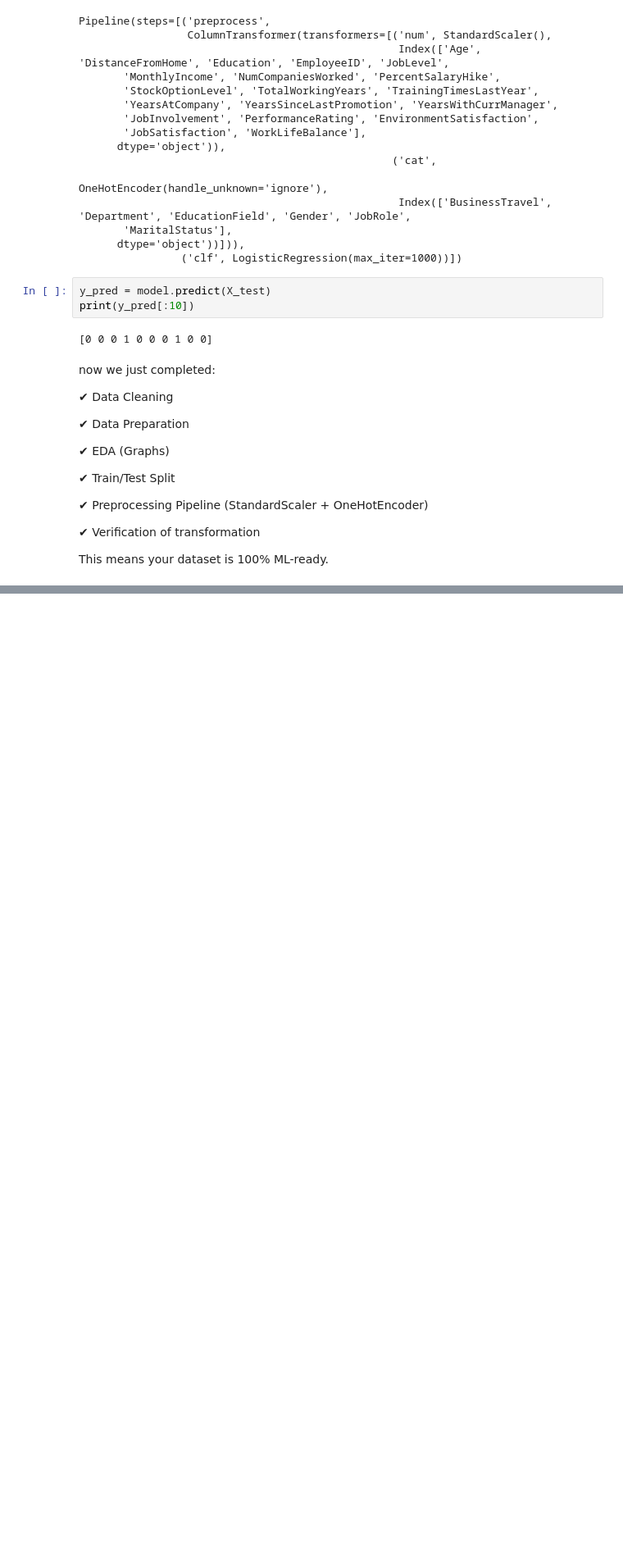
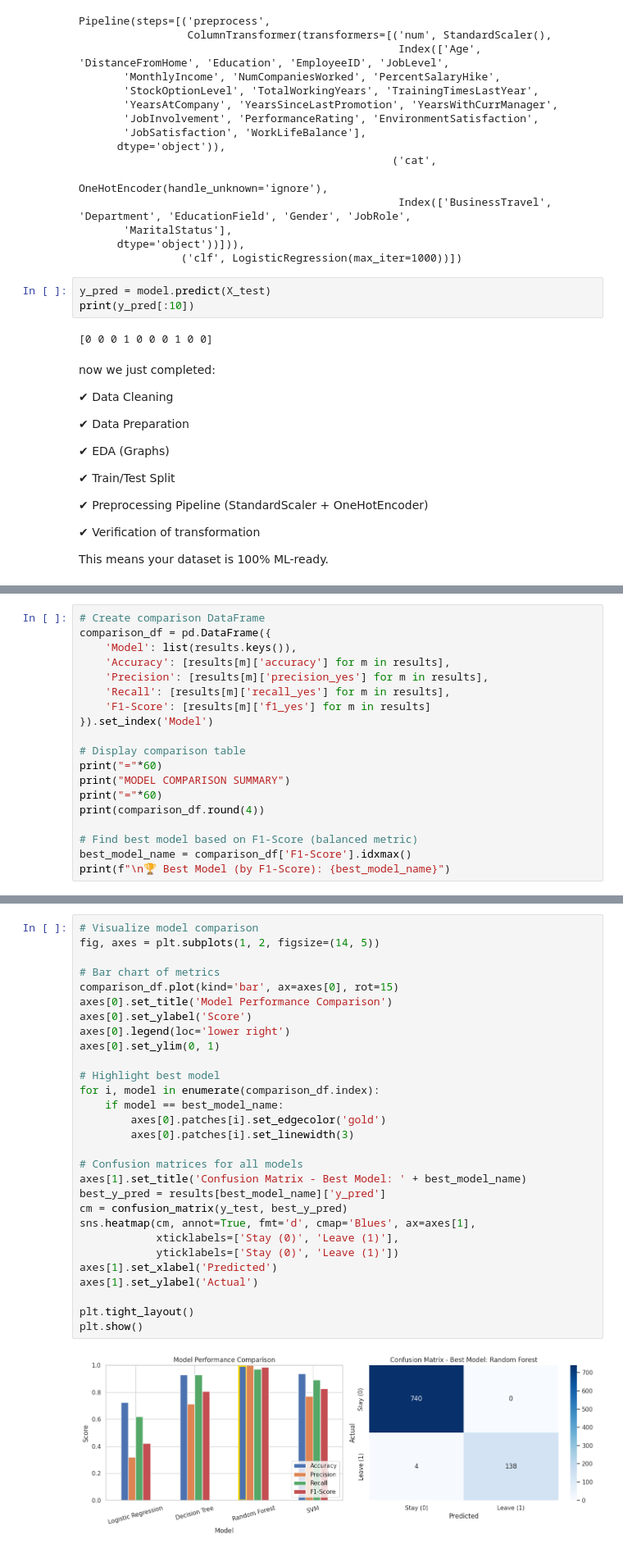
Before and after one commit to yanou16/ai_model, a Jupyter notebook: data_cleaning.ipynb, the cells around one changed output, grey strips where cells are left out. Shown at 82% size. Cells and saved outputs as stored; diff of their text form; blank space fills up the shorter version.

```diff
--- a/data_cleaning.ipynb
+++ b/data_cleaning.ipynb
@@ -429,0 +583,19 @@ now we just completed:
+# %%
+# Create comparison DataFrame
+comparison_df = pd.DataFrame({
+    'Model': list(results.keys()),
+    'Accuracy': [results[m]['accuracy'] for m in results],
+    'Precision': [results[m]['precision_yes'] for m in results],
+    'Recall': [results[m]['recall_yes'] for m in results],
+    'F1-Score': [results[m]['f1_yes'] for m in results]
+}).set_index('Model')
+
+# Display comparison table
+print("="*60)
+print("MODEL COMPARISON SUMMARY")
+print("="*60)
+print(comparison_df.round(4))
+
+# Find best model based on F1-Score (balanced metric)
+best_model_name = comparison_df['F1-Score'].idxmax()
+print(f"\n🏆 Best Model (by F1-Score): {best_model_name}")
@@ -429,0 +614,31 @@ now we just completed:
+# %%
+# Visualize model comparison
+fig, axes = plt.subplots(1, 2, figsize=(14, 5))
+
+# Bar chart of metrics
+comparison_df.plot(kind='bar', ax=axes[0], rot=15)
+axes[0].set_title('Model Performance Comparison')
+axes[0].set_ylabel('Score')
+axes[0].legend(loc='lower right')
+axes[0].set_ylim(0, 1)
+
+# Highlight best model
+for i, model in enumerate(comparison_df.index):
+    if model == best_model_name:
+        axes[0].patches[i].set_edgecolor('gold')
+        axes[0].patches[i].set_linewidth(3)
+
+# Confusion matrices for all models
+axes[1].set_title('Confusion Matrix - Best Model: ' + best_model_name)
+best_y_pred = results[best_model_name]['y_pred']
+cm = confusion_matrix(y_test, best_y_pred)
+sns.heatmap(cm, annot=True, fmt='d', cmap='Blues', ax=axes[1],
+            xticklabels=['Stay (0)', 'Leave (1)'],
+            yticklabels=['Stay (0)', 'Leave (1)'])
+axes[1].set_xlabel('Predicted')
+axes[1].set_ylabel('Actual')
+
+plt.tight_layout()
+plt.show()
+# %% [output]
+[figure, added]
```
Also changed, not shown: parts of 22 cells of this notebook, 3 other files.
